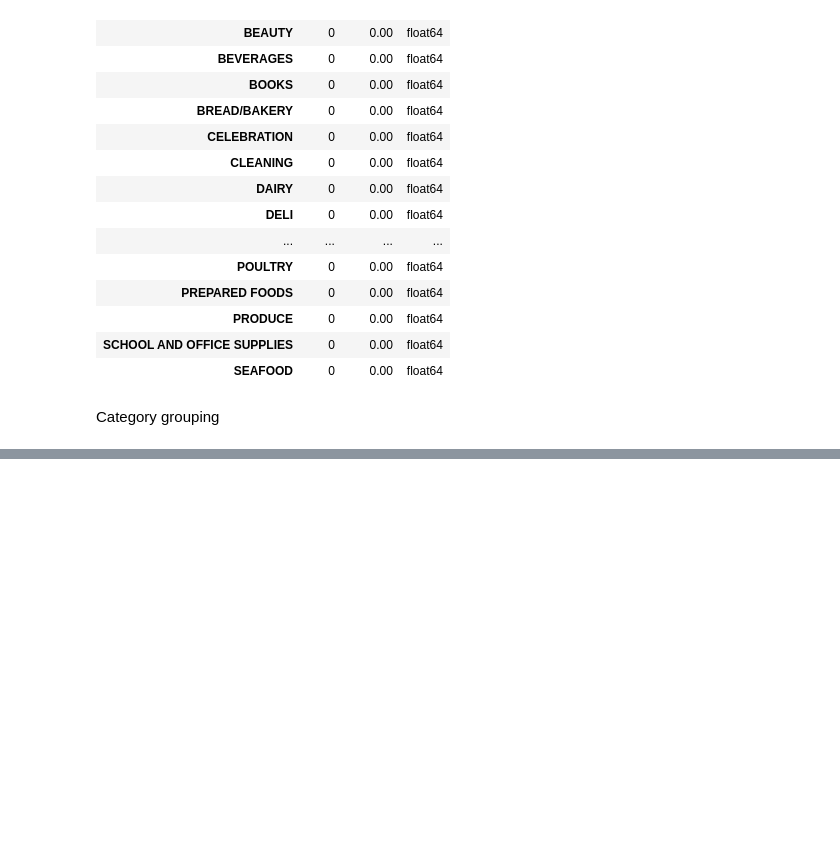
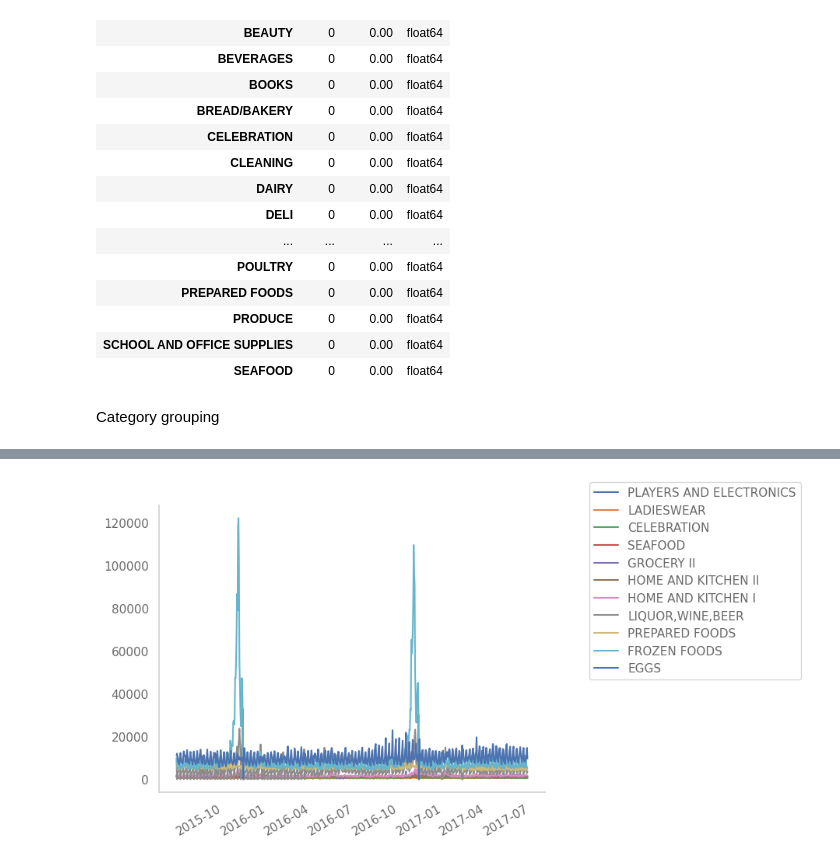
Before and after one commit to sandhrabijoy/Store-Item-Demand-Forecasting, a Jupyter notebook: SalesForecasting.ipynb, the cells around one changed output, grey strips where cells are left out. Saved outputs shown, nothing was run; the diff lists cells and outputs as text; code cells hidden in the pictures; blank space fills up the shorter version.

Commit message:
plotting the low_vol_columns and mid_vol_columns and removing the unnecessary column

```diff
--- a/SalesForecasting.ipynb
+++ b/SalesForecasting.ipynb
@@ -288,0 +286,6 @@ WARNING:matplotlib.font_manager:findfont: Font family 'Arial' not found.
+# %%
+plt.plot(total_sales_df[mid_vol_columns])
+plt.legend(mid_vol_columns, loc='best',bbox_to_anchor=(1.1,1.1))
+plt.xticks(rotation=30)
+plt.show()
+# %% [output]
@@ -288,0 +309 @@ WARNING:matplotlib.font_manager:findfont: Font family 'Arial' not found.
+[figure, added]
```
Also changed, not shown: parts of 5 cells of this notebook.
